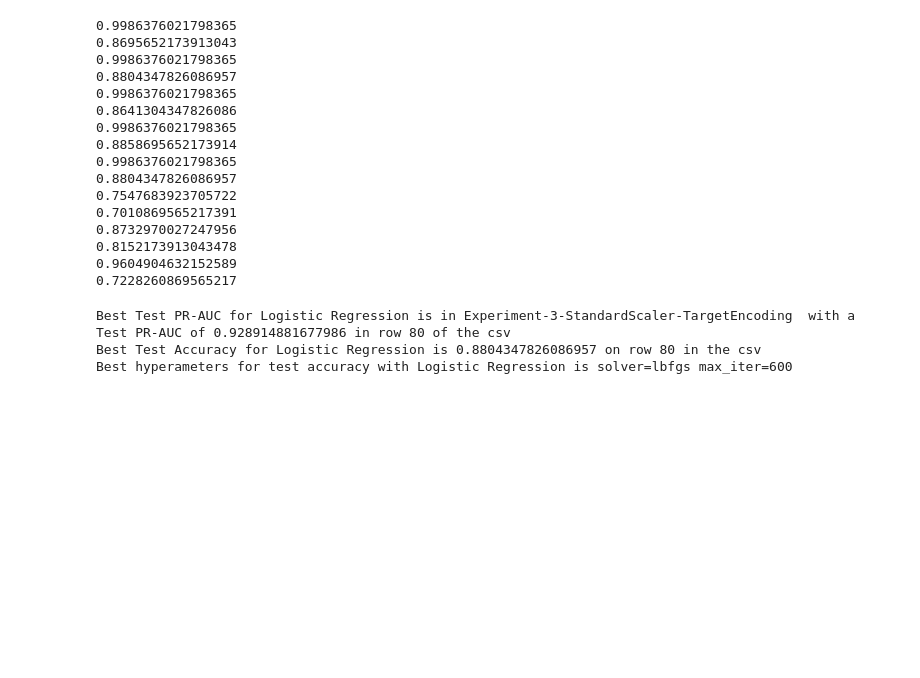
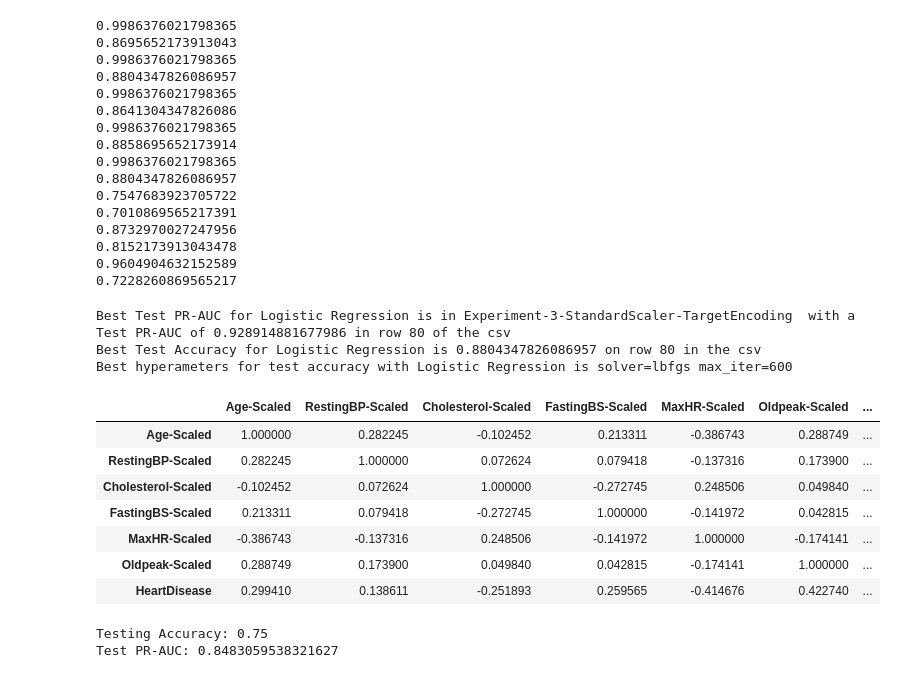
Before and after one commit to Azwadd/CS_59866, a Jupyter notebook: Homeworks/Homework 3/HW03.ipynb, the cells around one changed output. Cells and saved outputs as stored; diff of their text form; code cells hidden in the pictures; blank space fills up the shorter version.

```diff
--- a/Homeworks/Homework 3/HW03.ipynb
+++ b/Homeworks/Homework 3/HW03.ipynb
@@ -778,6 +779,34 @@ print("Best hyperameters for test accuracy with Logistic Regression is", answers
 Best Test PR-AUC for Logistic Regression is in Experiment-3-StandardScaler-TargetEncoding  with a Test PR-AUC of 0.928914881677986 in row 80 of the csv
 Best Test Accuracy for Logistic Regression is 0.8804347826086957 on row 80 in the csv
 Best hyperameters for test accuracy with Logistic Regression is solver=lbfgs max_iter=600
+# %%
+# Question 2.2: If features are well normalized, we can get a sense of feature importance by looking at the absolute value of the weights of each feature.
+# Print out the highest 5 weights by absolute value. Which features are these? Discuss what this set of 5 features has on the model.
+# 2.2 - Looked for results in csv to make sure
+scaled_train = X_train[standardScaler_Feature_List].copy()
+scaled_test = X_test[standardScaler_Feature_List].copy()
+preview = scaled_train.copy()
+preview["HeartDisease"] = y_train
+preview.corr()
+# Hightest 5 absolute weights are Oldpeak-scaled, MaxHR, Age-Scaled, FastingBS-Scaled, Cholesterol-Scaled
+# %% [output]
+|  | Age-Scaled | RestingBP-Scaled | Cholesterol-Scaled | FastingBS-Scaled | MaxHR-Scaled | Oldpeak-Scaled | ... |
+| Age-Scaled | 1.000000 | 0.282245 | -0.102452 | 0.213311 | -0.386743 | 0.288749 | ... |
+| RestingBP-Scaled | 0.282245 | 1.000000 | 0.072624 | 0.079418 | -0.137316 | 0.173900 | ... |
+| Cholesterol-Scaled | -0.102452 | 0.072624 | 1.000000 | -0.272745 | 0.248506 | 0.049840 | ... |
+| FastingBS-Scaled | 0.213311 | 0.079418 | -0.272745 | 1.000000 | -0.141972 | 0.042815 | ... |
+| MaxHR-Scaled | -0.386743 | -0.137316 | 0.248506 | -0.141972 | 1.000000 | -0.174141 | ... |
+| Oldpeak-Scaled | 0.288749 | 0.173900 | 0.049840 | 0.042815 | -0.174141 | 1.000000 | ... |
+| HeartDisease | 0.299410 | 0.138611 | -0.251893 | 0.259565 | -0.414676 | 0.422740 | ... |
+# %%
+# Question 2.3: Train a model with just those top 5 features. What is the Test Accuracy and PR-AUC?
+model = LogisticRegression().fit(scaled_train, y_train)
+print("Testing Accuracy:", accuracy_score(y_test, model.predict(scaled_test)))
+te1, te2, te3 = precision_recall_curve(y_test, model.predict(scaled_test)) # testing_precisions, testing_recalls, testing_thresholds
+print("Test PR-AUC:", auc(te2, te1))
+# %% [output]
+Testing Accuracy: 0.75
+Test PR-AUC: 0.8483059538321627
 # %% [markdown]
 ### Question 2: Analyze Logistic Regression Experiments (4 points)
 
```
Also changed, not shown: parts of 2 cells of this notebook.
